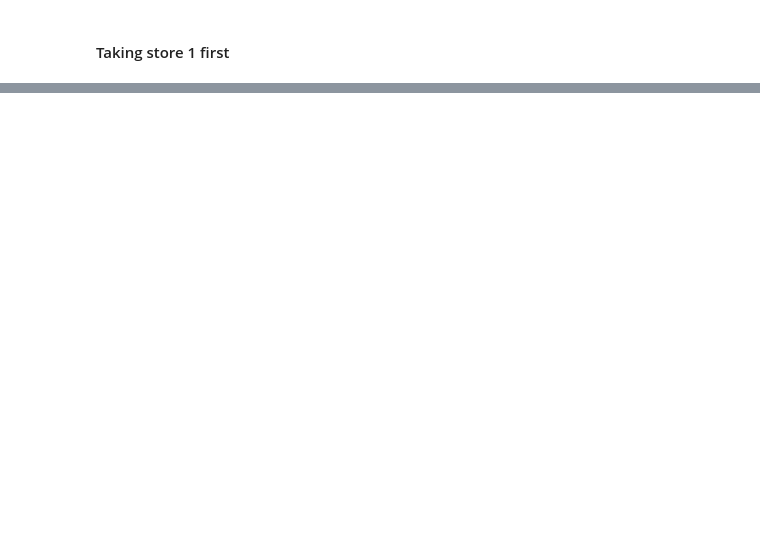
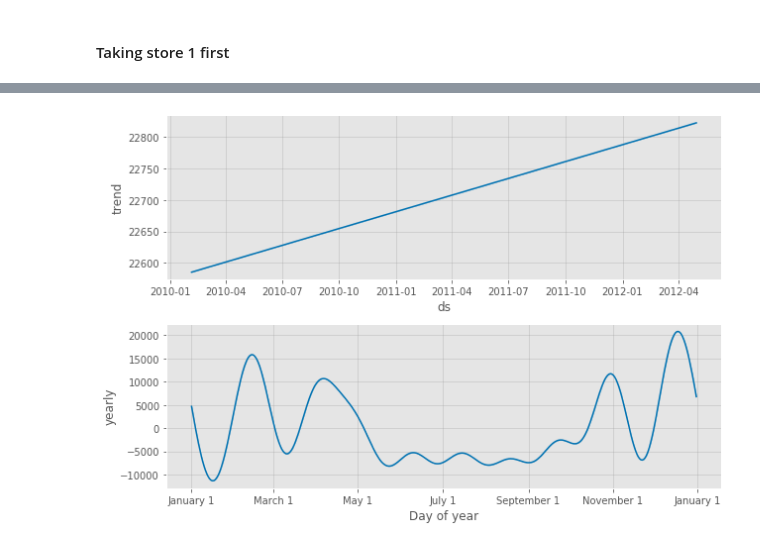
Before and after one commit to sagnikrana/Sales-Forecasting, a Jupyter notebook: Sales Forecasting.ipynb, the cells around one changed output, grey strips where cells are left out. Saved outputs shown, nothing was run; the diff lists cells and outputs as text; code cells hidden in the pictures; blank space fills up the shorter version.

```diff
--- a/Sales Forecasting.ipynb
+++ b/Sales Forecasting.ipynb
@@ -218,0 +338,4 @@ No frequency information was provided, so inferred frequency W-FRI will be used.
+# %%
+m.plot_components(forecast);
+# %% [output]
+[figure, added]
```
Also changed, not shown: parts of 42 cells of this notebook, 1 other file.
